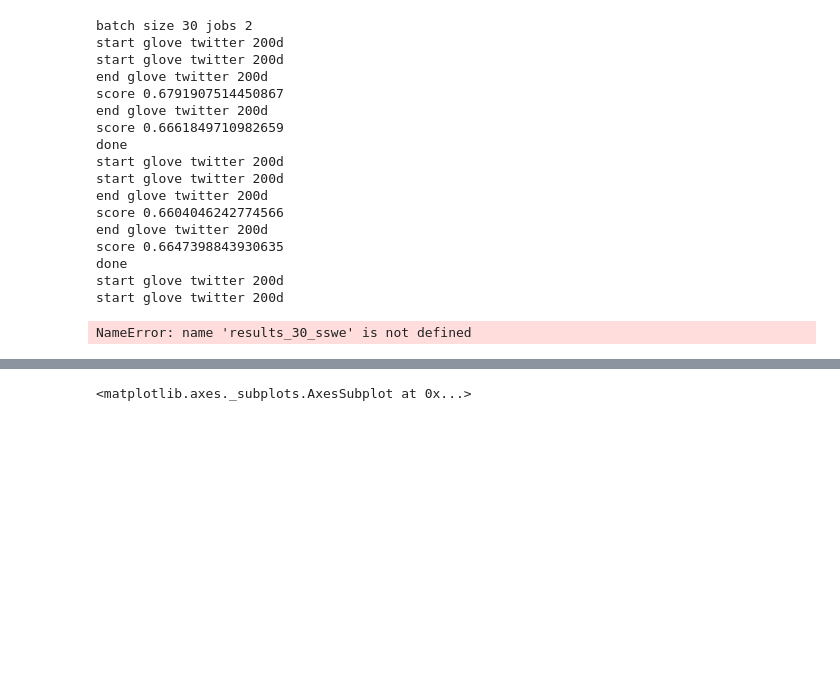
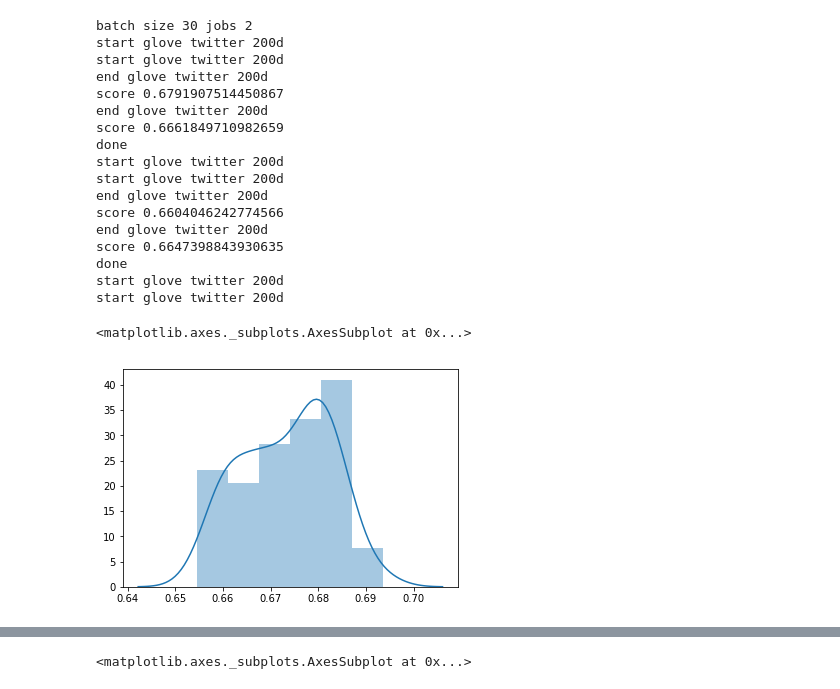
Before and after one commit to apmoore1/Bella, a Jupyter notebook: notebooks/LSTM.ipynb, the cells around one changed output, grey strips where cells are left out. Cells and saved outputs as stored; diff of their text form; code cells hidden in the pictures; blank space fills up the shorter version.

```diff
--- a/notebooks/LSTM.ipynb
+++ b/notebooks/LSTM.ipynb
@@ -45,0 +316,11 @@ glove_200 = GloveTwitterVectors(200)
+# %%
+tokenisers = [whitespace, ark_twokenize, stanford]
+tdlstm_tok_results = {}
+for tokeniser in tokenisers:
+    model = TDLSTM(tokeniser, sswe, lower=True, pad_size=-1)
+    fit_params = {'reproducible' : True, 'validation_size' : 0.3,
+                  'patience' : 10, 'epochs' : 300, 'verbose' : 1,
+                  'org_initialisers' : True}
+    scores, preds = model.cross_val(dong_train.data_dict(), dong_train.sentiment_data(),
+                                    accuracy_score, kfold_reproducible=True, **fit_params)
+    tdlstm_tok_results[tokeniser.__name__] = scores
@@ -45,0 +372,12 @@ glove_200 = GloveTwitterVectors(200)
+# %%
+def half_average_dataset(dataset):
+    '''
+    :param dataset: A training dataset
+    :type dataset: TargetCollection
+    :returns: Half the average sentence length of the given dataset
+    :rtype: int
+    '''
+    sentence_lengths = [len(data['text'].split()) for data in dataset.data()]
+    return math.ceil(sum(sentence_lengths) / len(sentence_lengths) / 2)
+
+half_average_dataset(dong_train)
@@ -45,0 +386,11 @@ glove_200 = GloveTwitterVectors(200)
+# %%
+pad_sizes = [5, 10, half_average_dataset(dong_train), 15, -1]
+tdlstm_padsize_results = {}
+for pad_size in pad_sizes:
+    model = TDLSTM(stanford, sswe, lower=True, pad_size=pad_size)
+    fit_params = {'reproducible' : True, 'validation_size' : 0.3,
+                  'patience' : 10, 'epochs' : 300, 'verbose' : 1,
+                  'org_initialisers' : True}
+    scores, preds = model.cross_val(dong_train.data_dict(), dong_train.sentiment_data(),
+                                    accuracy_score, kfold_reproducible=True, **fit_params)
+    tdlstm_padsize_results[pad_size] = scores
@@ -46,3 +419,9 @@ glove_200 = GloveTwitterVectors(200)
+# %%
+word_embeddings = [sswe, glove_50, glove_100, glove_200]
+for word_embedding in word_embeddinga:
+    model = LSTM(stanford, word_embedding, lower=True, pad_size=-1)
+    model.fit(dong_train.data_dict(), dong_train.sentiment_data(), reproducible=True,
+              validation_size=0.3, patience=10, epochs=300, verbose=1, org_initialisers=True)
 # %%
 # General results folder for the method
 result_folder = os.path.abspath(os.path.join(os.getcwd(), os.pardir, 'results', 'TDLstm'))
@@ -346,7 +725,9 @@ score 0.6647398843930635
 done
 start glove twitter 200d
 start glove twitter 200d
-# %%
-results_30_sswe
-# %% [output]
-NameError: name 'results_30_sswe' is not defined
+# %%
+import seaborn as sns
+sns.distplot(results_30_glove_200)
+# %% [output]
+<matplotlib.axes._subplots.AxesSubplot at 0x...>
+[figure, added]
```
Also changed, not shown: parts of 29 cells of this notebook, 8 other files.
